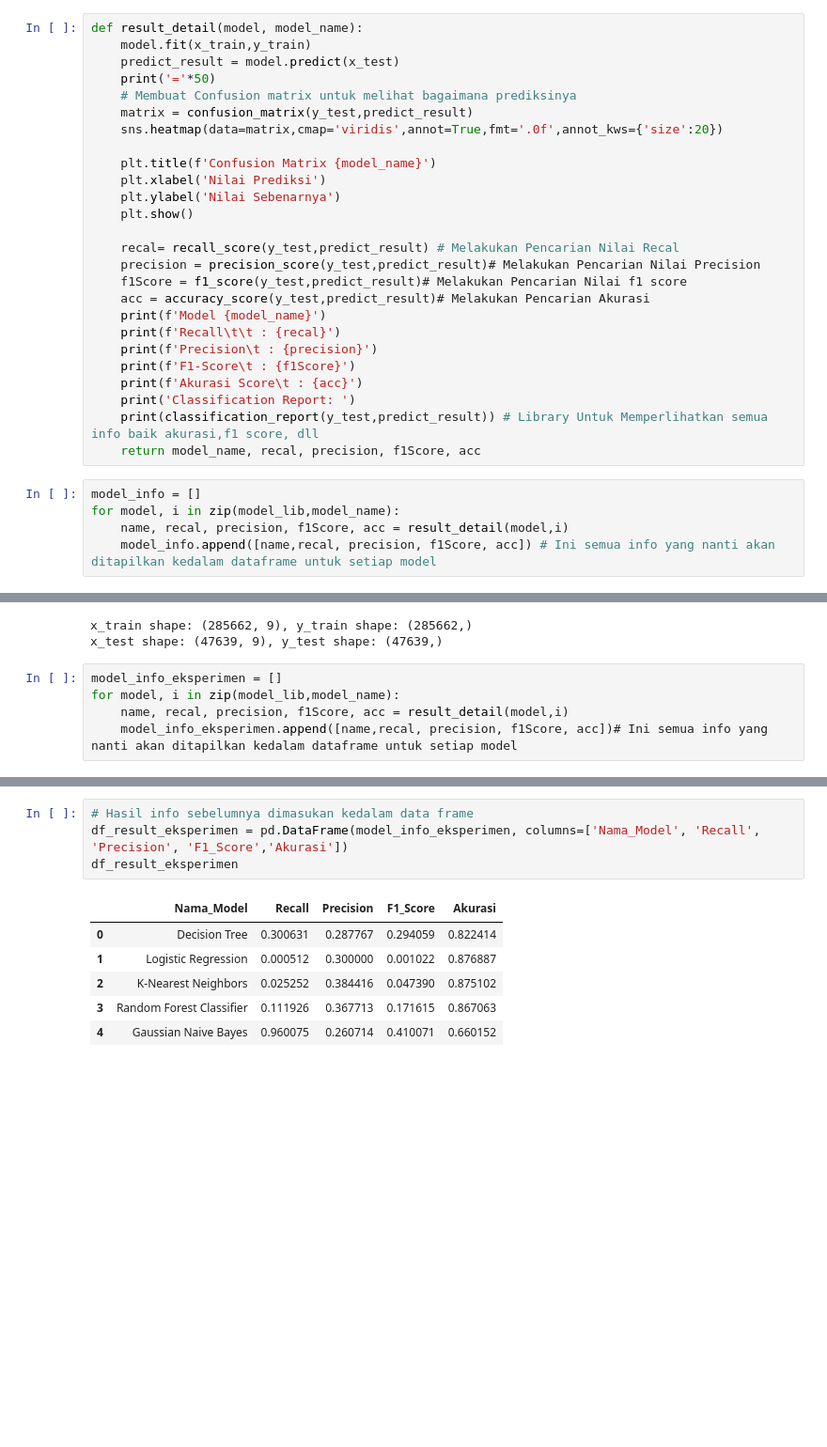
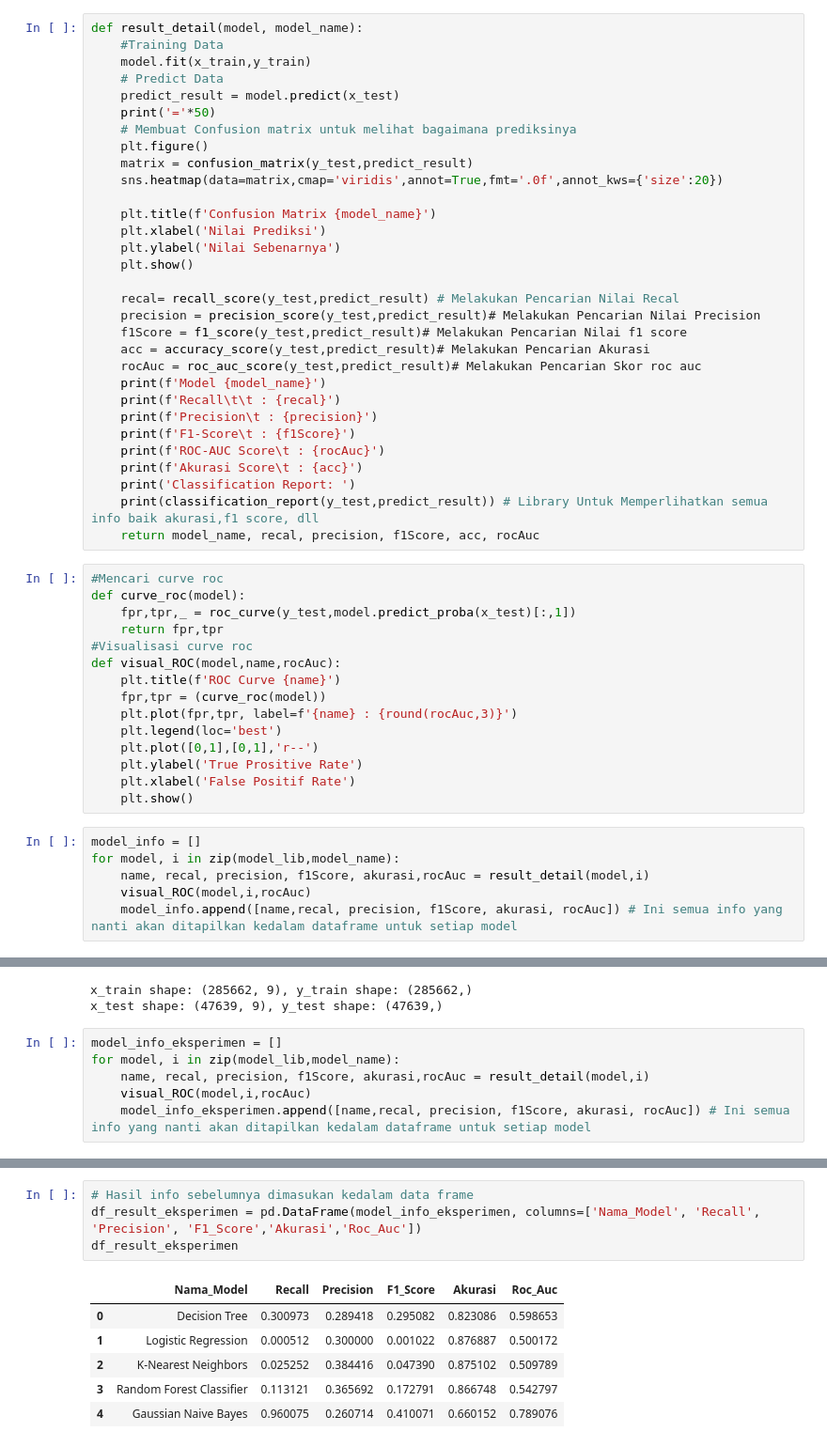
Before and after one commit to s17Happiness/Classification_Tubes, a Jupyter notebook: Classification.ipynb, the cells around one changed output, grey strips where cells are left out. Shown at 94% size. Cells and saved outputs as stored; diff of their text form; blank space fills up the shorter version.

```diff
--- a/Classification.ipynb
+++ b/Classification.ipynb
@@ -113,10 +114,13 @@ model_name = [
 ]
 # %%
 def result_detail(model, model_name):
+    #Training Data
     model.fit(x_train,y_train)
+    # Predict Data
     predict_result = model.predict(x_test)
     print('='*50)
     # Membuat Confusion matrix untuk melihat bagaimana prediksinya
+    plt.figure()
     matrix = confusion_matrix(y_test,predict_result)
     sns.heatmap(data=matrix,cmap='viridis',annot=True,fmt='.0f',annot_kws={'size':20})
 
@@ -129,18 +133,36 @@ def result_detail(model, model_name):
     precision = precision_score(y_test,predict_result)# Melakukan Pencarian Nilai Precision
     f1Score = f1_score(y_test,predict_result)# Melakukan Pencarian Nilai f1 score
     acc = accuracy_score(y_test,predict_result)# Melakukan Pencarian Akurasi
+    rocAuc = roc_auc_score(y_test,predict_result)# Melakukan Pencarian Skor roc auc
     print(f'Model {model_name}')
     print(f'Recall\t\t : {recal}')
     print(f'Precision\t : {precision}')
     print(f'F1-Score\t : {f1Score}')
+    print(f'ROC-AUC Score\t : {rocAuc}')
     print(f'Akurasi Score\t : {acc}')
     print('Classification Report: ')
     print(classification_report(y_test,predict_result)) # Library Untuk Memperlihatkan semua info baik akurasi,f1 score, dll
-    return model_name, recal, precision, f1Score, acc
+    return model_name, recal, precision, f1Score, acc, rocAuc
+# %%
+#Mencari curve roc
+def curve_roc(model):
+    fpr,tpr,_ = roc_curve(y_test,model.predict_proba(x_test)[:,1])
+    return fpr,tpr
+#Visualisasi curve roc
+def visual_ROC(model,name,rocAuc):
+    plt.title(f'ROC Curve {name}')
+    fpr,tpr = (curve_roc(model))
+    plt.plot(fpr,tpr, label=f'{name} : {round(rocAuc,3)}')
+    plt.legend(loc='best')
+    plt.plot([0,1],[0,1],'r--')
+    plt.ylabel('True Prositive Rate')
+    plt.xlabel('False Positif Rate')
+    plt.show()
 # %%
 model_info = []
 for model, i in zip(model_lib,model_name):
-    name, recal, precision, f1Score, acc = result_detail(model,i)
-    model_info.append([name,recal, precision, f1Score, acc]) # Ini semua info yang nanti akan ditapilkan kedalam dataframe untuk setiap model
+    name, recal, precision, f1Score, akurasi,rocAuc = result_detail(model,i)
+    visual_ROC(model,i,rocAuc)
+    model_info.append([name,recal, precision, f1Score, akurasi, rocAuc]) # Ini semua info yang nanti akan ditapilkan kedalam dataframe untuk setiap model
 # %% [output]
 ==================================================
@@ -283,7 +276,8 @@ x_test shape: (47639, 9), y_test shape: (47639,)
 # %%
 model_info_eksperimen = []
 for model, i in zip(model_lib,model_name):
-    name, recal, precision, f1Score, acc = result_detail(model,i)
-    model_info_eksperimen.append([name,recal, precision, f1Score, acc])# Ini semua info yang nanti akan ditapilkan kedalam dataframe untuk setiap model
+    name, recal, precision, f1Score, akurasi,rocAuc = result_detail(model,i)
+    visual_ROC(model,i,rocAuc)
+    model_info_eksperimen.append([name,recal, precision, f1Score, akurasi, rocAuc]) # Ini semua info yang nanti akan ditapilkan kedalam dataframe untuk setiap model
 # %% [output]
 ==================================================
@@ -373,14 +338,14 @@ weighted avg       0.90      0.66      0.72     47639
 # %%
 # Hasil info sebelumnya dimasukan kedalam data frame
-df_result_eksperimen = pd.DataFrame(model_info_eksperimen, columns=['Nama_Model', 'Recall', 'Precision', 'F1_Score','Akurasi'])
+df_result_eksperimen = pd.DataFrame(model_info_eksperimen, columns=['Nama_Model', 'Recall', 'Precision', 'F1_Score','Akurasi','Roc_Auc'])
 df_result_eksperimen
 # %% [output]
-|  | Nama_Model | Recall | Precision | F1_Score | Akurasi |
-| 0 | Decision Tree | 0.300631 | 0.287767 | 0.294059 | 0.822414 |
-| 1 | Logistic Regression | 0.000512 | 0.300000 | 0.001022 | 0.876887 |
-| 2 | K-Nearest Neighbors | 0.025252 | 0.384416 | 0.047390 | 0.875102 |
-| 3 | Random Forest Classifier | 0.111926 | 0.367713 | 0.171615 | 0.867063 |
-| 4 | Gaussian Naive Bayes | 0.960075 | 0.260714 | 0.410071 | 0.660152 |
+|  | Nama_Model | Recall | Precision | F1_Score | Akurasi | Roc_Auc |
+| 0 | Decision Tree | 0.300973 | 0.289418 | 0.295082 | 0.823086 | 0.598653 |
+| 1 | Logistic Regression | 0.000512 | 0.300000 | 0.001022 | 0.876887 | 0.500172 |
+| 2 | K-Nearest Neighbors | 0.025252 | 0.384416 | 0.047390 | 0.875102 | 0.509789 |
+| 3 | Random Forest Classifier | 0.113121 | 0.365692 | 0.172791 | 0.866748 | 0.542797 |
+| 4 | Gaussian Naive Bayes | 0.960075 | 0.260714 | 0.410071 | 0.660152 | 0.789076 |
 # %%
 # Ini semua info yang nanti akan ditapilkan kedalam dataframe untuk setiap model
 plt.figure(figsize=(15,8))
```
Also changed, not shown: parts of 8 cells of this notebook, 1 other file.
